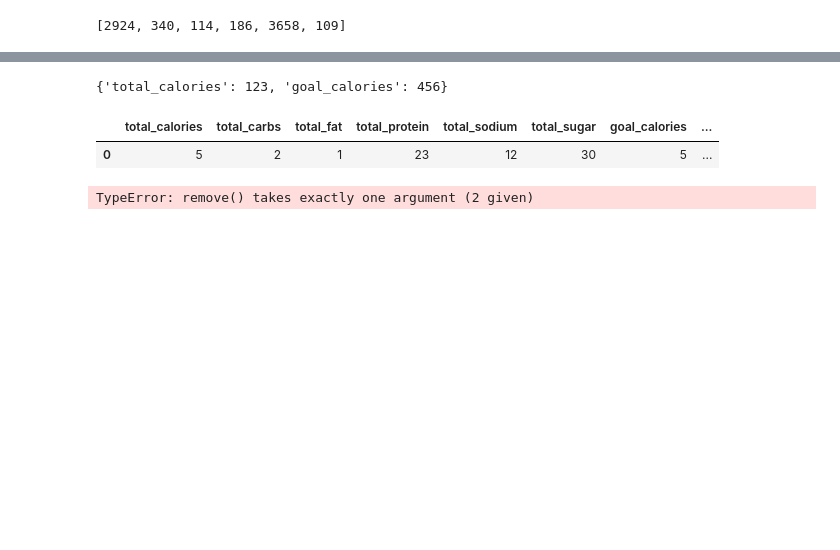
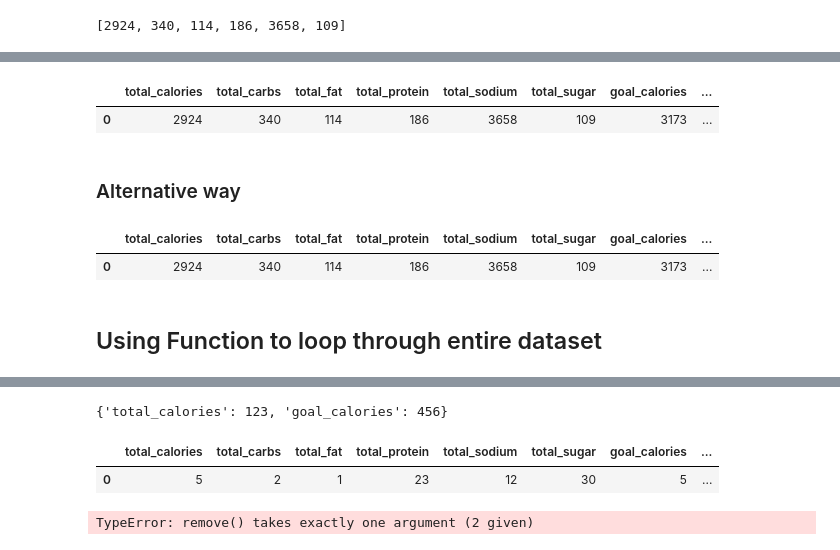
Before and after one commit to rokaandy/mfp-nutrition-survival-analysis, a Jupyter notebook: nutrition.ipynb, the cells around one changed output, grey strips where cells are left out. Drawn from its saved outputs; the diff is of its cells as text; code cells hidden in the pictures; blank space fills up the shorter version.

```diff
--- a/nutrition.ipynb
+++ b/nutrition.ipynb
@@ -280,0 +257,8 @@ goal_cols
+# %%
+dict3 = pd.DataFrame.from_dict(dict3, orient='index').T
+dict3
+# %% [output]
+|  | total_calories | total_carbs | total_fat | total_protein | total_sodium | total_sugar | goal_calories | ... |
+| 0 | 2924 | 340 | 114 | 186 | 3658 | 109 | 3173 | ... |
+# %% [markdown]
+### Alternative way
@@ -280,0 +269,8 @@ goal_cols
+# %%
+total_goal_concat = pd.concat([total, goal], sort=False, axis=1)
+total_goal_concat
+# %% [output]
+|  | total_calories | total_carbs | total_fat | total_protein | total_sodium | total_sugar | goal_calories | ... |
+| 0 | 2924 | 340 | 114 | 186 | 3658 | 109 | 3173 | ... |
+# %% [markdown]
+## Using Function to loop through entire dataset
```
Also changed, not shown: parts of 36 cells of this notebook.
